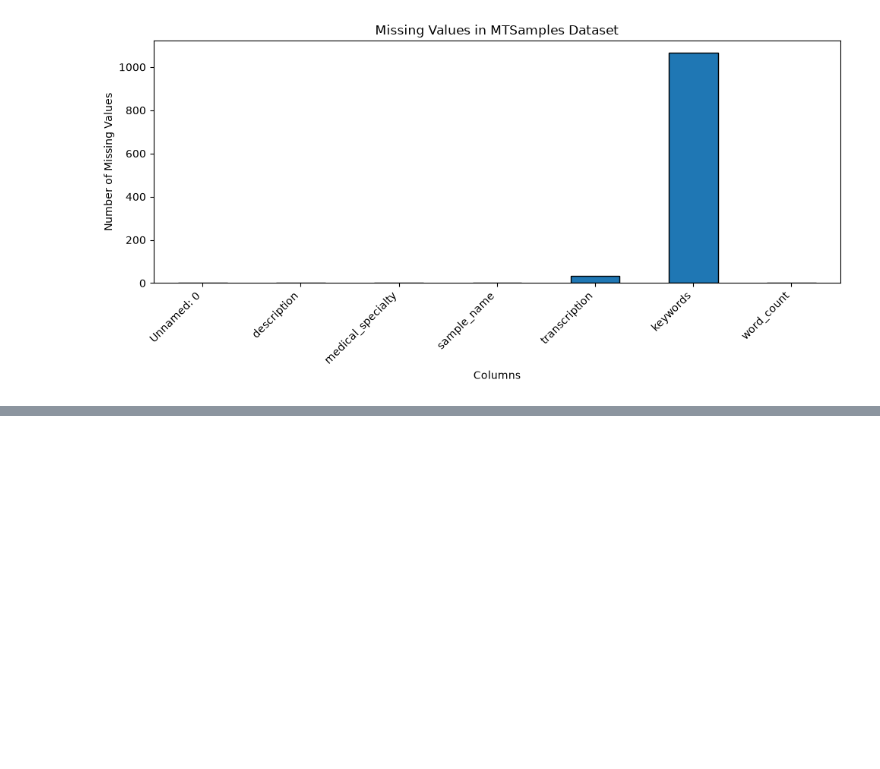
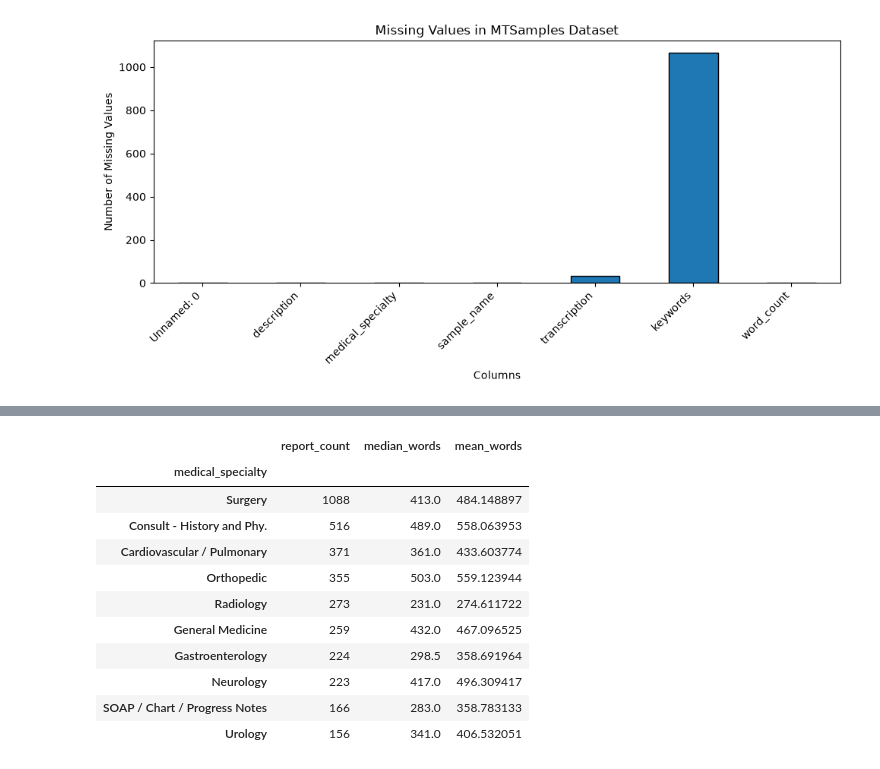
Before and after one commit to acmucsd-projects/fa26-ai-team-3, a Jupyter notebook: notebooks/01_data_eda.ipynb, the cells around one changed output, grey strips where cells are left out. Drawn from its saved outputs; the diff is of its cells as text; code cells hidden in the pictures; blank space fills up the shorter version.

```diff
--- a/notebooks/01_data_eda.ipynb
+++ b/notebooks/01_data_eda.ipynb
@@ -143,0 +505,21 @@ plt.show()
+# %%
+# Summarize report lengths by medical specialty
+specialty_summary = (
+    df_clean.groupby("medical_specialty")["word_count"]
+    .agg(report_count="count", median_words="median", mean_words="mean")
+    .sort_values("report_count", ascending=False)
+)
+specialty_summary.head(10)
+# %% [output]
+|  | report_count | median_words | mean_words |
+| medical_specialty |  |  |  |
+| Surgery | 1088 | 413.0 | 484.148897 |
+| Consult - History and Phy. | 516 | 489.0 | 558.063953 |
+| Cardiovascular / Pulmonary | 371 | 361.0 | 433.603774 |
+| Orthopedic | 355 | 503.0 | 559.123944 |
+| Radiology | 273 | 231.0 | 274.611722 |
+| General Medicine | 259 | 432.0 | 467.096525 |
+| Gastroenterology | 224 | 298.5 | 358.691964 |
+| Neurology | 223 | 417.0 | 496.309417 |
+| SOAP / Chart / Progress Notes | 166 | 283.0 | 358.783133 |
+| Urology | 156 | 341.0 | 406.532051 |
```
Also changed, not shown: parts of 29 cells of this notebook, 5 other files.
